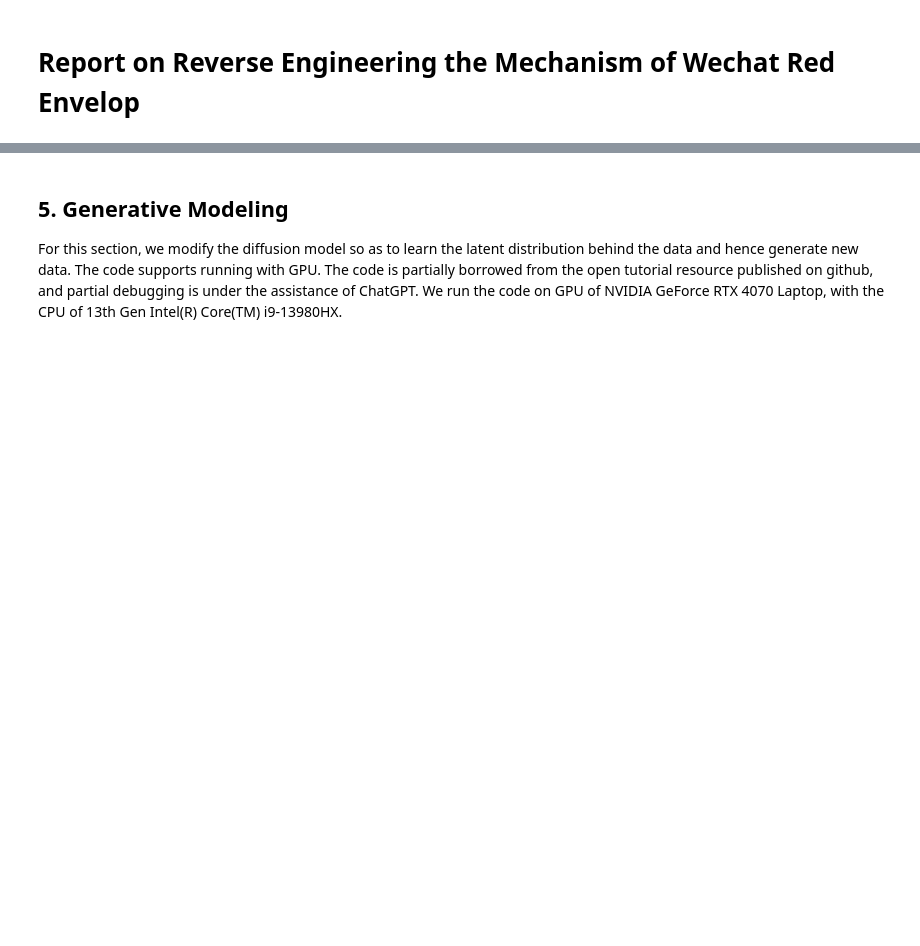
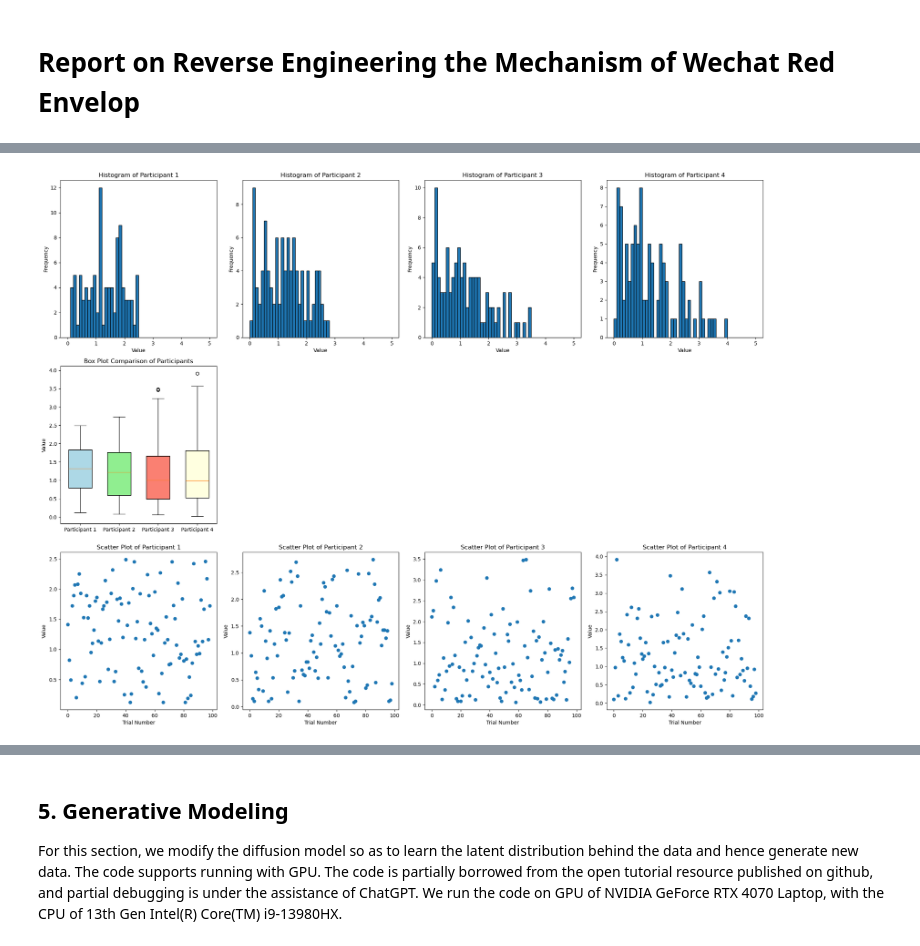
Before and after one commit to Github-Anderson/SI140A-Project, a Jupyter notebook: report/report.ipynb, the cells around one changed output, grey strips where cells are left out. Cells and saved outputs as stored; diff of their text form; code cells hidden in the pictures; blank space fills up the shorter version.

```diff
--- a/report/report.ipynb
+++ b/report/report.ipynb
@@ -2,0 +110,86 @@
+# %%
+# Read the CSV file
+df = pd.read_csv('data/csv/data2.csv')  # Updated file name
+# View original column names
+print("Original column names:", df.columns.tolist())
+def vis_four_people(df):
+    # Rename columns for easier access
+    df.columns = ['Participant1', 'Participant2', 'Participant3', 'Participant4']
+    # Create figures
+    plt.figure(figsize=(20, 20))
+
+    # Histograms with 0.1 bin width
+    plt.subplot(4, 4, 1)
+    plt.hist(df['Participant1'], bins=np.arange(0, 5.1, 0.1), edgecolor='black')
+    plt.title('Histogram of Participant 1')
+    plt.xlabel('Value')
+    plt.ylabel('Frequency')
+
+    plt.subplot(4, 4, 2)
+    plt.hist(df['Participant2'], bins=np.arange(0, 5.1, 0.1), edgecolor='black')
+    plt.title('Histogram of Participant 2')
+    plt.xlabel('Value')
+    plt.ylabel('Frequency')
+
+    plt.subplot(4, 4, 3)
+    plt.hist(df['Participant3'], bins=np.arange(0, 5.1, 0.1), edgecolor='black')
+    plt.title('Histogram of Participant 3')
+    plt.xlabel('Value')
+    plt.ylabel('Frequency')
+
+    plt.subplot(4, 4, 4)
+    plt.hist(df['Participant4'], bins=np.arange(0, 5.1, 0.1), edgecolor='black')
+    plt.title('Histogram of Participant 4')
+    plt.xlabel('Value')
+    plt.ylabel('Frequency')
+
+    # Box plots on the same plot with different colors
+    plt.subplot(4, 4, 5)
+    box_data = [df['Participant1'], df['Participant2'], df['Participant3'], df['Participant4']]
+    box_colors = ['lightblue', 'lightgreen', 'salmon', 'lightyellow']
+    box_positions = [1, 2, 3, 4]
+
+    # Create box plots with patch_artist to allow color fill
+    box_parts = plt.boxplot(box_data, positions=box_positions, patch_artist=True, widths=0.6)
+
+    # Set colors for each box
+    for i, patch in enumerate(box_parts['boxes']):
+        patch.set_facecolor(box_colors[i])  # Set the face color
+        patch.set_edgecolor('black')  # Set the edge color
+
+    plt.title('Box Plot Comparison of Participants')
+    plt.ylabel('Value')
+    plt.xticks(box_positions, ['Participant 1', 'Participant 2', 'Participant 3', 'Participant 4'])
+
+    # Scatter plots
+    plt.subplot(4, 4, 9)
+    plt.scatter(range(len(df['Participant1'])), df['Participant1'])
+    plt.title('Scatter Plot of Participant 1')
+    plt.xlabel('Trial Number')
+    plt.ylabel('Value')
+
+    plt.subplot(4, 4, 10)
+    plt.scatter(range(len(df['Participant2'])), df['Participant2'])
+    plt.title('Scatter Plot of Participant 2')
+    plt.xlabel('Trial Number')
+    plt.ylabel('Value')
+
+    plt.subplot(4, 4, 11)
+    plt.scatter(range(len(df['Participant3'])), df['Participant3'])
+    plt.title('Scatter Plot of Participant 3')
+    plt.xlabel('Trial Number')
+    plt.ylabel('Value')
+
+    plt.subplot(4, 4, 12)
+    plt.scatter(range(len(df['Participant4'])), df['Participant4'])
+    plt.title('Scatter Plot of Participant 4')
+    plt.xlabel('Trial Number')
+    plt.ylabel('Value')
+
+    # Adjust subplot spacing
+    plt.tight_layout()
+
+    # Show the plots
+    plt.show()
+vis_four_people(df)
+# %% [output]
@@ -2,0 +197 @@
+[figure, added]
```
Also changed, not shown: parts of 32 cells of this notebook, 20 other files.
